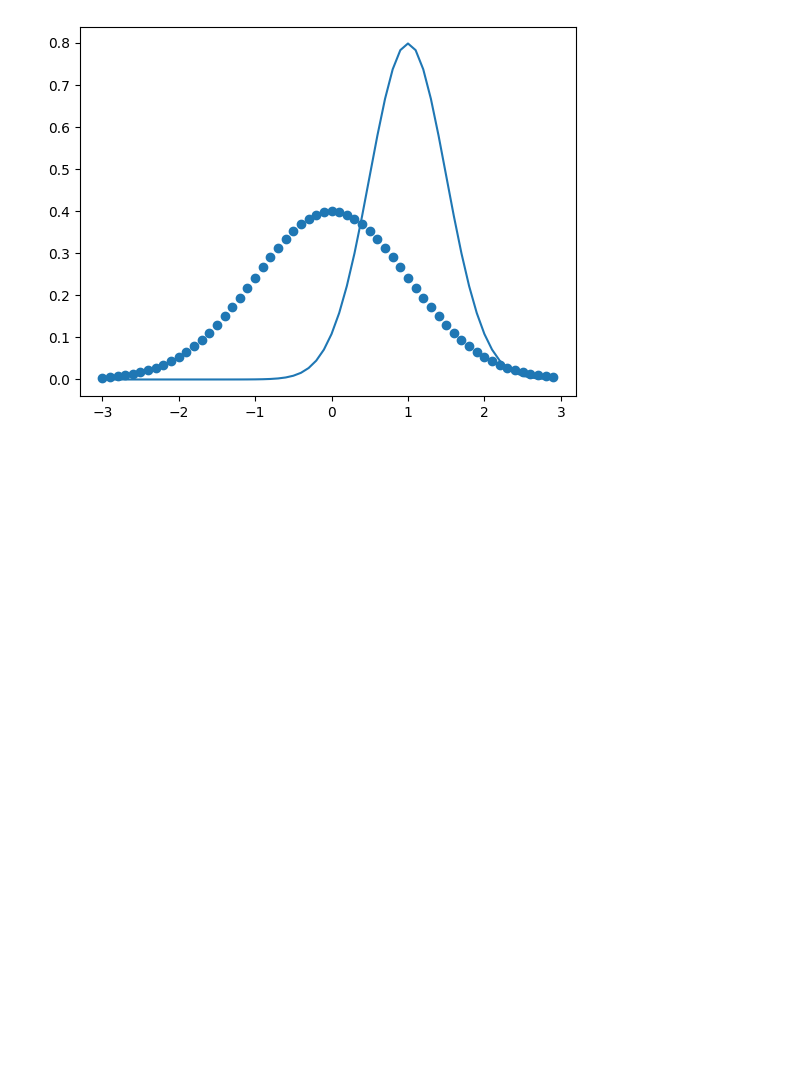
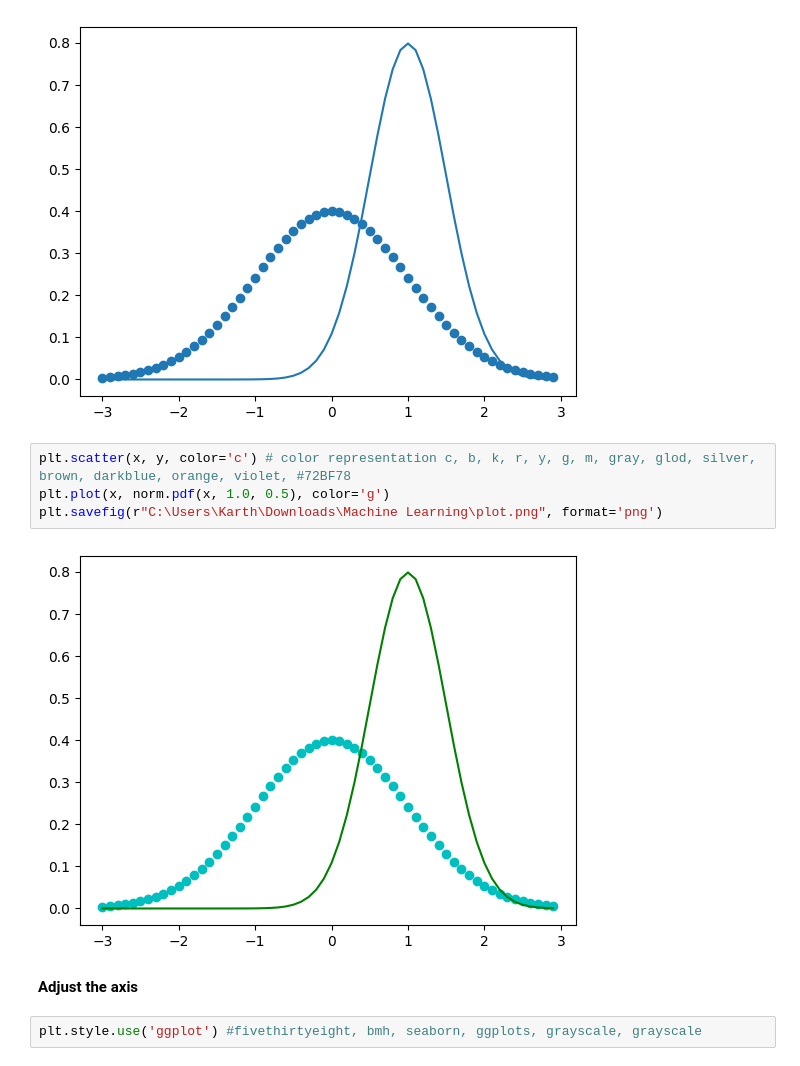
Before and after one commit to karthik-k11/Data-Science-Libraries-Practice, a Jupyter notebook: Matplotlib_practice.ipynb, the cells around one changed output. Cells and saved outputs as stored; diff of their text form; blank space fills up the shorter version.

```diff
--- a/Matplotlib_practice.ipynb
+++ b/Matplotlib_practice.ipynb
@@ -49,3 +49,13 @@ plt.plot(x, norm.pdf(x, 1, 0.5)) # line Plot
 plt.show() # Show the plot
 # %% [output]
 [figure]
+# %%
+plt.scatter(x, y, color='c') # color representation c, b, k, r, y, g, m, gray, glod, silver, brown, darkblue, orange, violet, #72BF78
+plt.plot(x, norm.pdf(x, 1.0, 0.5), color='g')
+plt.savefig(r"C:\Users\Karth\Downloads\Machine Learning\plot.png", format='png')
+# %% [output]
+[figure, added]
+# %% [markdown]
+**Adjust the axis**
+# %%
+plt.style.use('ggplot') #fivethirtyeight, bmh, seaborn, ggplots, grayscale, grayscale
```
Also changed, not shown: parts of 1 cell of this notebook.
